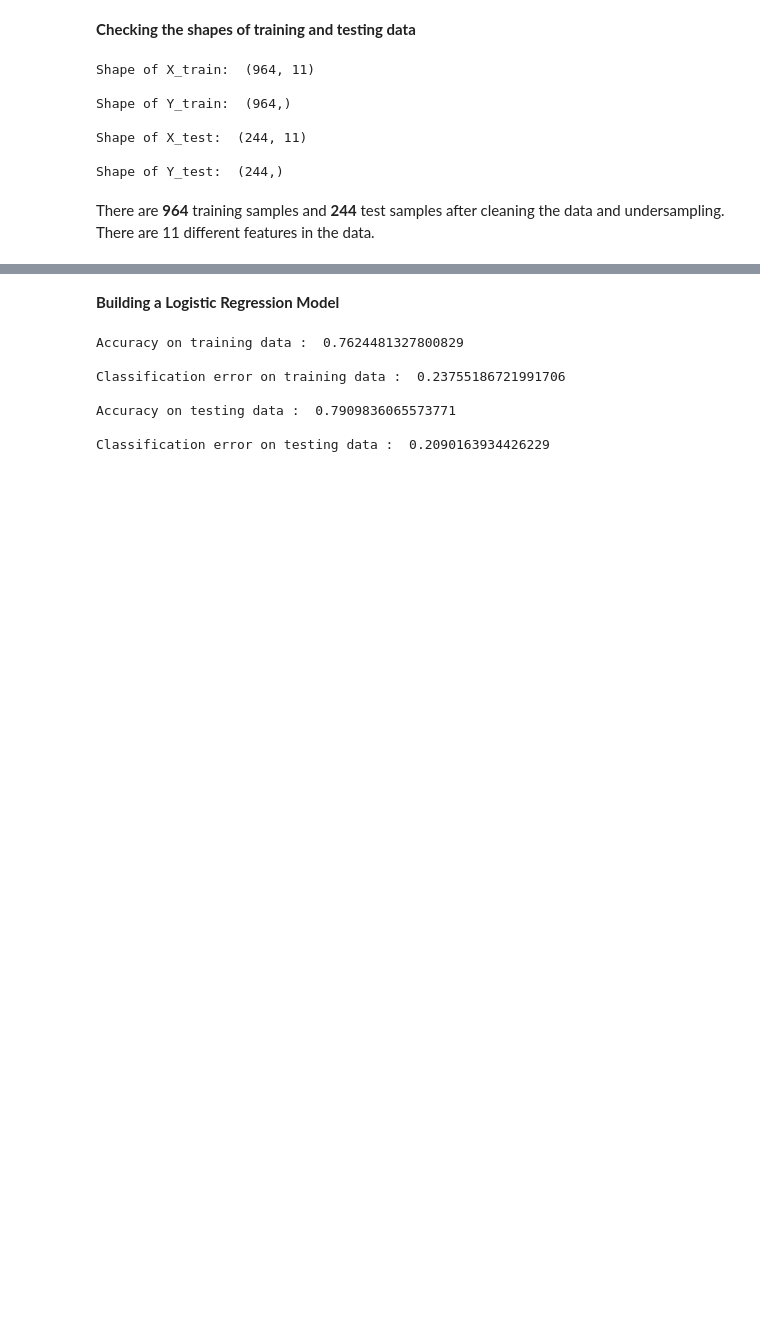
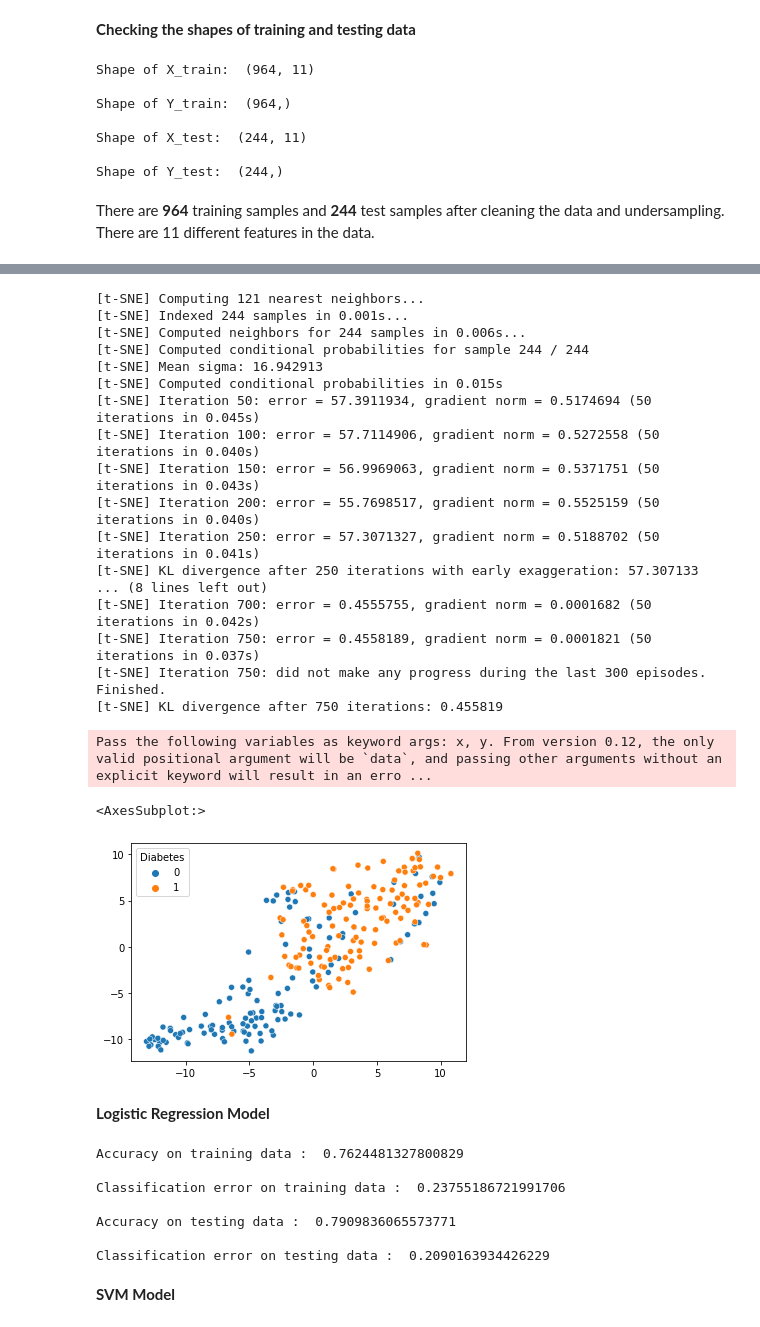
Before and after one commit to siddarth-s/DiabetesPredictionPython, a Jupyter notebook: Prediction of diabetes using machine learning.ipynb, the cells around one changed output, grey strips where cells are left out. Saved outputs shown, nothing was run; the diff lists cells and outputs as text; code cells hidden in the pictures; blank space fills up the shorter version.

```diff
--- a/Prediction of diabetes using machine learning.ipynb
+++ b/Prediction of diabetes using machine learning.ipynb
@@ -44,0 +47,9 @@ There are **964** training samples and **244** test samples after cleaning the d
+# %%
+X_trn = X_train
+X_trn = np.array(X_trn)
+X_tst = X_test
+X_tst = np.array(X_tst)
+Y_trn = Y_train
+Y_trn = np.array(Y_trn)
+Y_tst = Y_test
+Y_tst = np.array(Y_tst)
@@ -45,5 +82,32 @@ There are **964** training samples and **244** test samples after cleaning the d
+# %%
+from sklearn.manifold import TSNE
+from sklearn.decomposition import TruncatedSVD
+import seaborn as sns
+X_embedded = TSNE(n_components=2, perplexity=40, verbose=2).fit_transform(X_tst)
+sns.scatterplot(X_embedded[:,0], X_embedded[:,1], hue=Y_test, legend='full')
+# %% [output]
+[t-SNE] Computing 121 nearest neighbors...
+[t-SNE] Indexed 244 samples in 0.001s...
+[t-SNE] Computed neighbors for 244 samples in 0.006s...
+[t-SNE] Computed conditional probabilities for sample 244 / 244
+[t-SNE] Mean sigma: 16.942913
+[t-SNE] Computed conditional probabilities in 0.015s
+[t-SNE] Iteration 50: error = 57.3911934, gradient norm = 0.5174694 (50 iterations in 0.045s)
+[t-SNE] Iteration 100: error = 57.7114906, gradient norm = 0.5272558 (50 iterations in 0.040s)
+[t-SNE] Iteration 150: error = 56.9969063, gradient norm = 0.5371751 (50 iterations in 0.043s)
+[t-SNE] Iteration 200: error = 55.7698517, gradient norm = 0.5525159 (50 iterations in 0.040s)
+[t-SNE] Iteration 250: error = 57.3071327, gradient norm = 0.5188702 (50 iterations in 0.041s)
+[t-SNE] KL divergence after 250 iterations with early exaggeration: 57.307133
+... (8 lines left out)
+[t-SNE] Iteration 700: error = 0.4555755, gradient norm = 0.0001682 (50 iterations in 0.042s)
+[t-SNE] Iteration 750: error = 0.4558189, gradient norm = 0.0001821 (50 iterations in 0.037s)
+[t-SNE] Iteration 750: did not make any progress during the last 300 episodes. Finished.
+[t-SNE] KL divergence after 750 iterations: 0.455819
+Pass the following variables as keyword args: x, y. From version 0.12, the only valid positional argument will be `data`, and passing other arguments without an explicit keyword will result in an erro ...
+<AxesSubplot:>
+[figure, added]
 # %% [markdown]
-**Building a Logistic Regression Model**
+**Logistic Regression Model**
 # %%
 def Logistic_Regression(X , Y):
 
@@ -75,3 +139,5 @@ Classification error on training data :  0.23755186721991706
 Accuracy on testing data :  0.7909836065573771
 
 Classification error on testing data :  0.2090163934426229
+# %% [markdown]
+**SVM Model**
```
Also changed, not shown: parts of 15 cells of this notebook.
